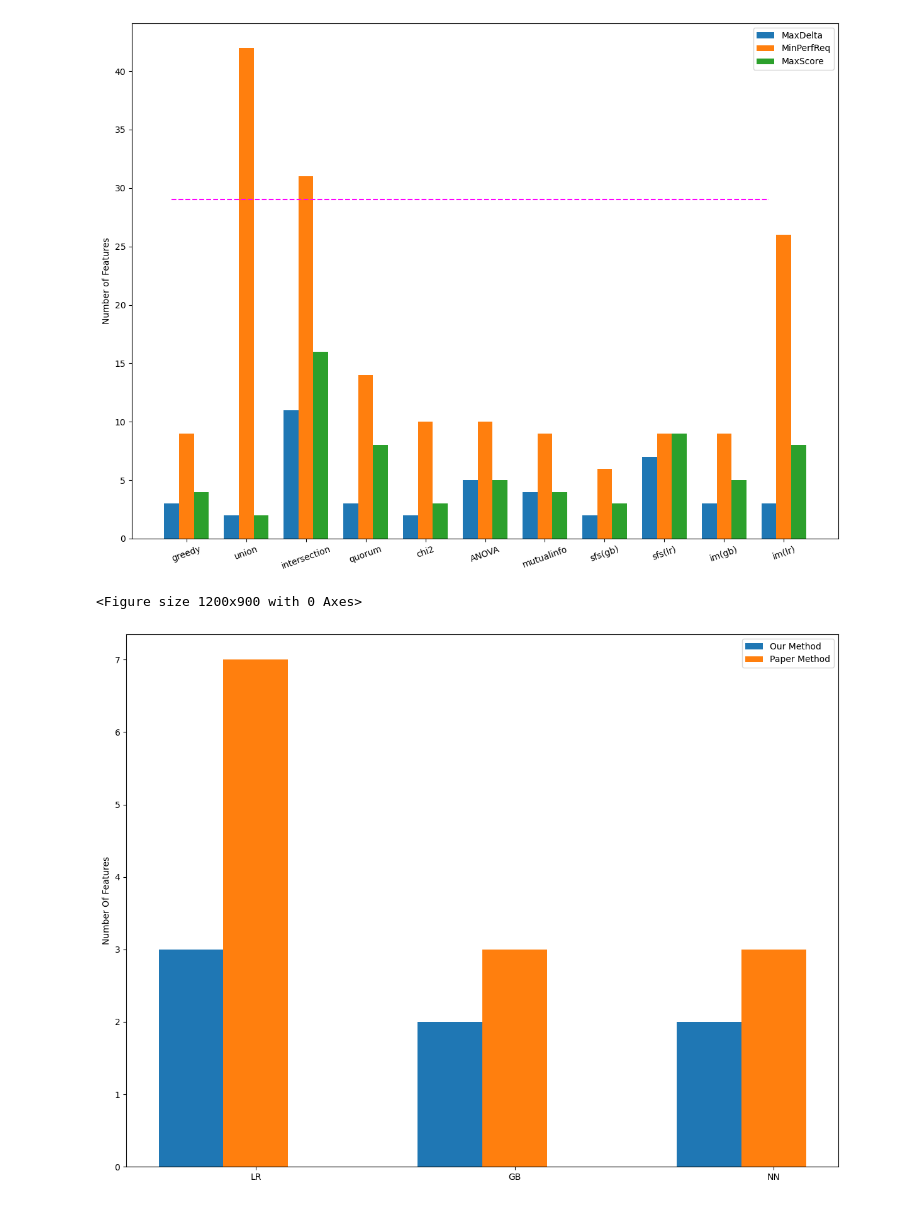
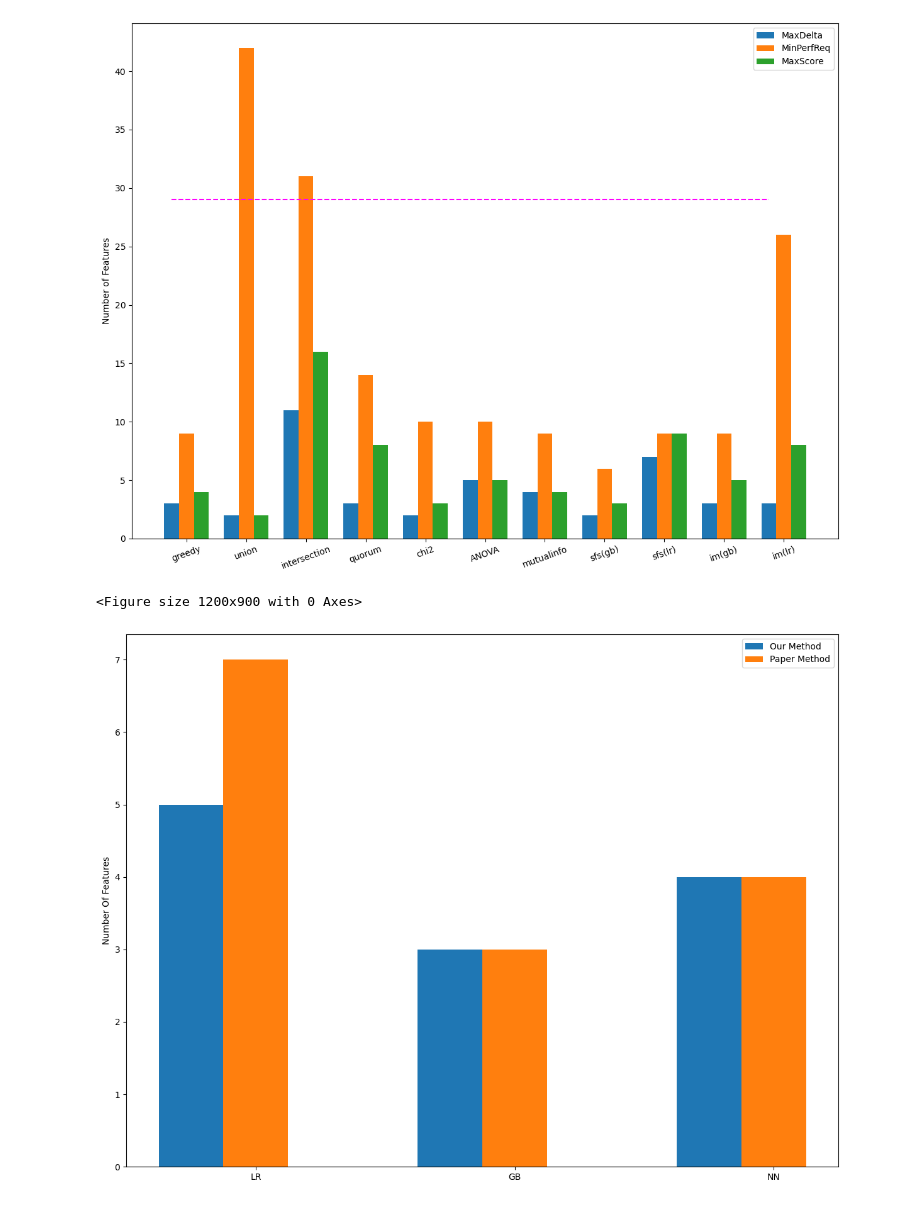
Before and after one commit to stevenson0421/Feature-Selection, a Jupyter notebook: Code/4_Evaluation.ipynb, the cells around one changed output. Saved outputs shown, nothing was run; the diff lists cells and outputs as text; code cells hidden in the pictures.

Commit message:
another cicids2017 exp

```diff
--- a/Code/4_Evaluation.ipynb
+++ b/Code/4_Evaluation.ipynb
@@ -110,27 +131,30 @@ for model in models:
 <Figure size 1200x900 with 0 Axes>
 [figure]
 # %%
-test1 = [0.7607549889634668, 0.6265972550875533, 0.6207844381012793]
-size1 = [3, 2, 2]
-test2 = [0.762461453491048, 0.6897473855116758, 0.6827959564988262]
-size2 = [7, 3, 3]
+dataset_name = 'CICIDS_2017'
+WIDTH = 0.25
+models = ['LR', 'GB', 'NN']
+test1 = [0.5039294029722039, 0.9762562330721378, 0.8968862417762862]
+size1 = [5, 3, 4]
+test2 = [0.494478612556685, 0.9912503768057692, 0.9081973094170402]
+size2 = [7, 3, 4]
 plt.figure(figsize=(12, 9))
 plt.bar(range(3), test1, width=WIDTH, label='Our Method')
 plt.bar([x+WIDTH for x in range(3)], test2, width=WIDTH, label='Paper Method')
 plt.xticks([x+0.25 for x in range(3)], models)
 plt.ylabel('Test Score')
 plt.legend()
 plt.tight_layout()
-plt.savefig('../Evaluation/Compare_F1_NSL_KDD.png')
+plt.savefig('../Evaluation/Compare_F1_' + dataset_name + '_2.png')
 plt.clf()
 plt.figure(figsize=(12, 9))
 plt.bar(range(3), size1, width=WIDTH, label='Our Method')
 plt.bar([x+WIDTH for x in range(3)], size2, width=WIDTH, label='Paper Method')
 plt.xticks([x+0.25 for x in range(3)], models)
 plt.ylabel('Number Of Features')
 plt.legend()
 plt.tight_layout()
-plt.savefig('../Evaluation/Compare_Size_NSL_KDD.png')
+plt.savefig('../Evaluation/Compare_Size_' + dataset_name + '_2.png')
 # %% [output]
 <Figure size 1200x900 with 0 Axes>
-[figure, old version]
+[figure, new version]
```
Also changed, not shown: parts of 3 cells of this notebook, 53 other files.
